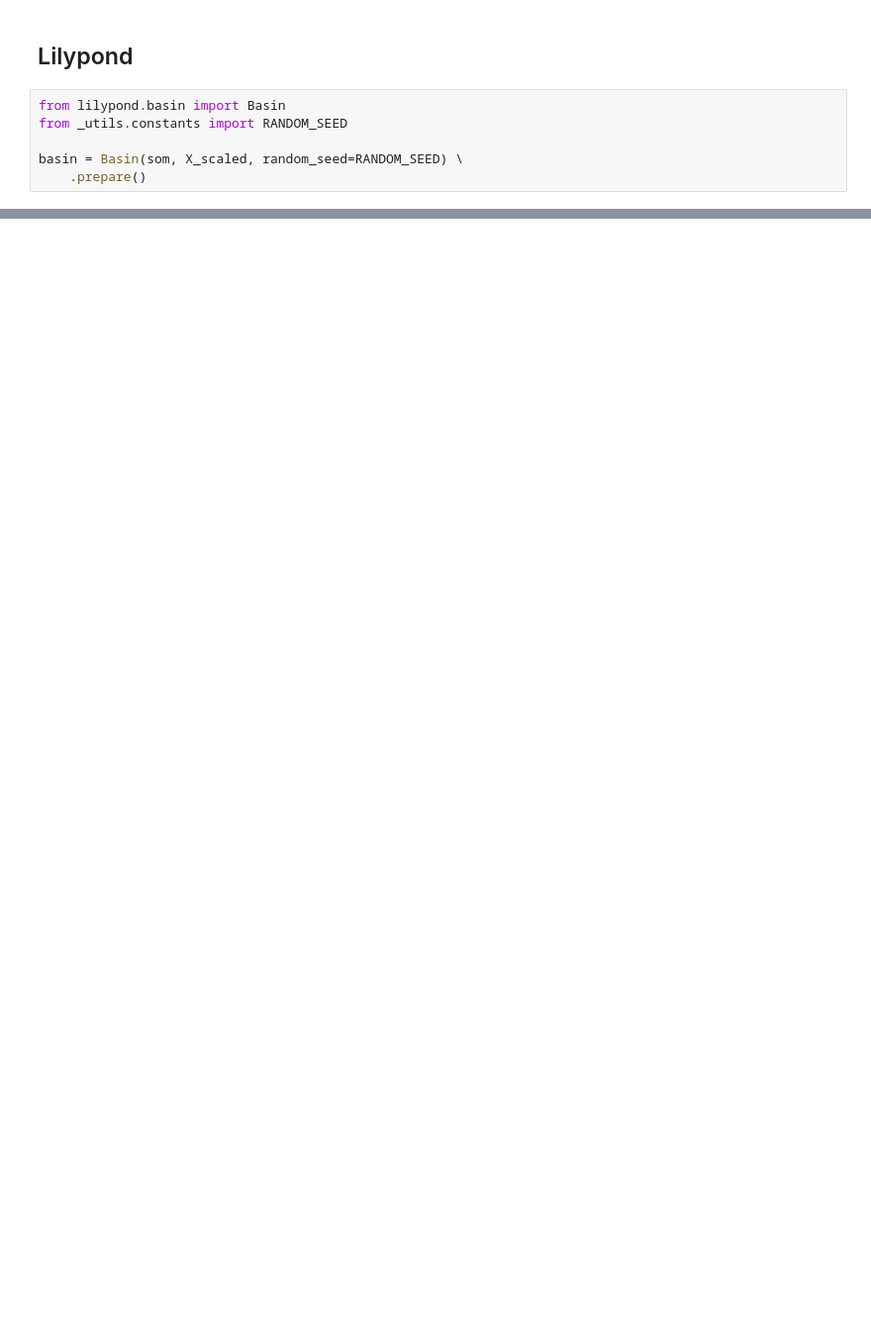
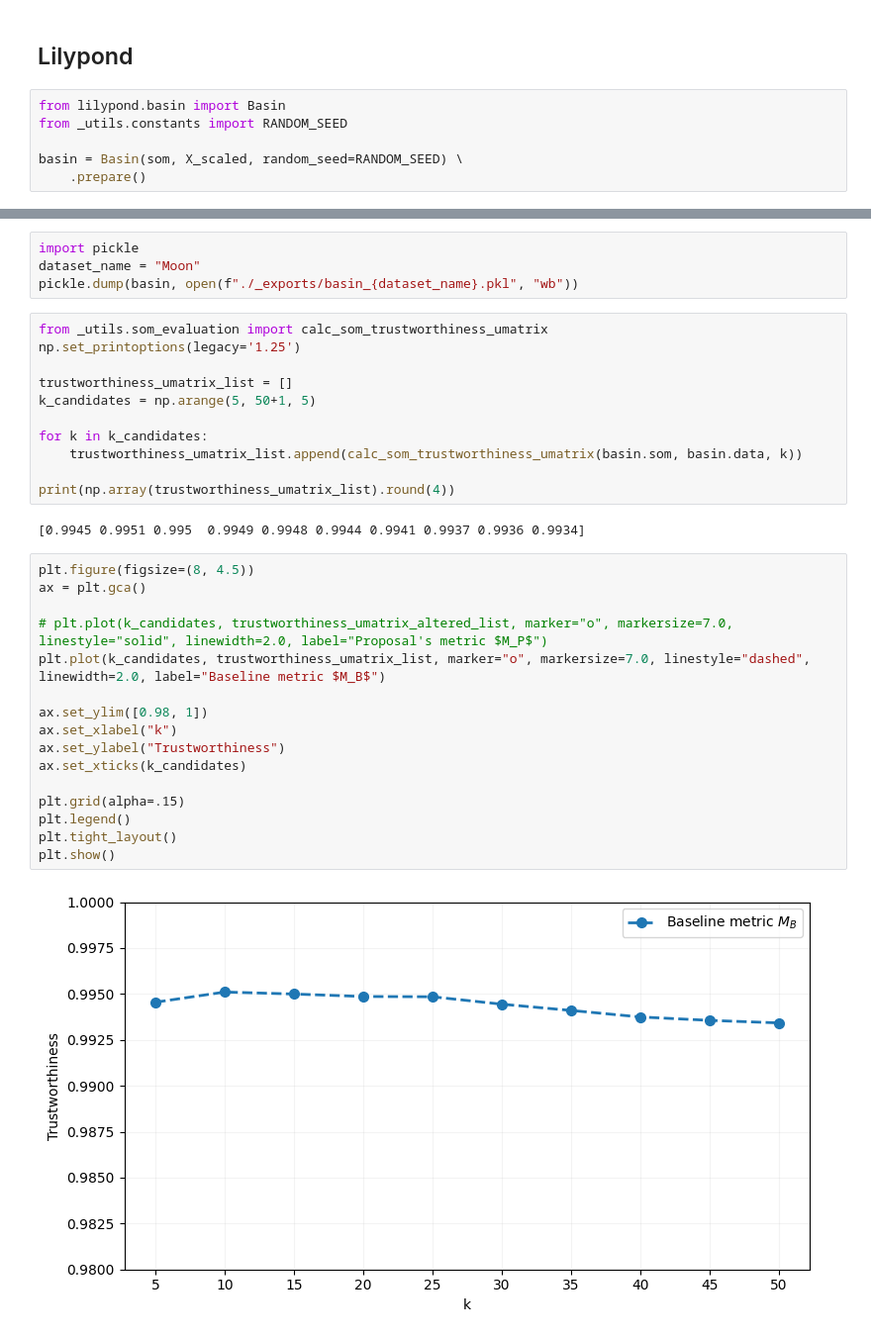
Before and after one commit to matthew-balogh/lilypond-experiments, a Jupyter notebook: experiments/01_01_manifold_learning.ipynb, the cells around one changed output, grey strips where cells are left out. Shown at 99% size. Drawn from its saved outputs; the diff is of its cells as text; blank space fills up the shorter version.

```diff
--- a/experiments/01_01_manifold_learning.ipynb
+++ b/experiments/01_01_manifold_learning.ipynb
@@ -208 +210,36 @@ export_figure(fig, EXPORTS_DIR, "01_01_lilypond_02.png")
 Figure saved to `_exports` folder as `01_01_lilypond_02.png`
+# %%
+import pickle
+dataset_name = "Moon"
+pickle.dump(basin, open(f"./_exports/basin_{dataset_name}.pkl", "wb"))
+# %%
+from _utils.som_evaluation import calc_som_trustworthiness_umatrix
+np.set_printoptions(legacy='1.25')
+
+trustworthiness_umatrix_list = []
+k_candidates = np.arange(5, 50+1, 5)
+
+for k in k_candidates:
+	trustworthiness_umatrix_list.append(calc_som_trustworthiness_umatrix(basin.som, basin.data, k))
+
+print(np.array(trustworthiness_umatrix_list).round(4))
+# %% [output]
+[0.9945 0.9951 0.995  0.9949 0.9948 0.9944 0.9941 0.9937 0.9936 0.9934]
+# %%
+plt.figure(figsize=(8, 4.5))
+ax = plt.gca()
+
+# plt.plot(k_candidates, trustworthiness_umatrix_altered_list, marker="o", markersize=7.0, linestyle="solid", linewidth=2.0, label="Proposal's metric $M_P$")
+plt.plot(k_candidates, trustworthiness_umatrix_list, marker="o", markersize=7.0, linestyle="dashed", linewidth=2.0, label="Baseline metric $M_B$")
+
+ax.set_ylim([0.98, 1])
+ax.set_xlabel("k")
+ax.set_ylabel("Trustworthiness")
+ax.set_xticks(k_candidates)
+
+plt.grid(alpha=.15)
+plt.legend()
+plt.tight_layout()
+plt.show()
+# %% [output]
+[figure, added]
```
Also changed, not shown: parts of 6 cells of this notebook, 9 other files.
